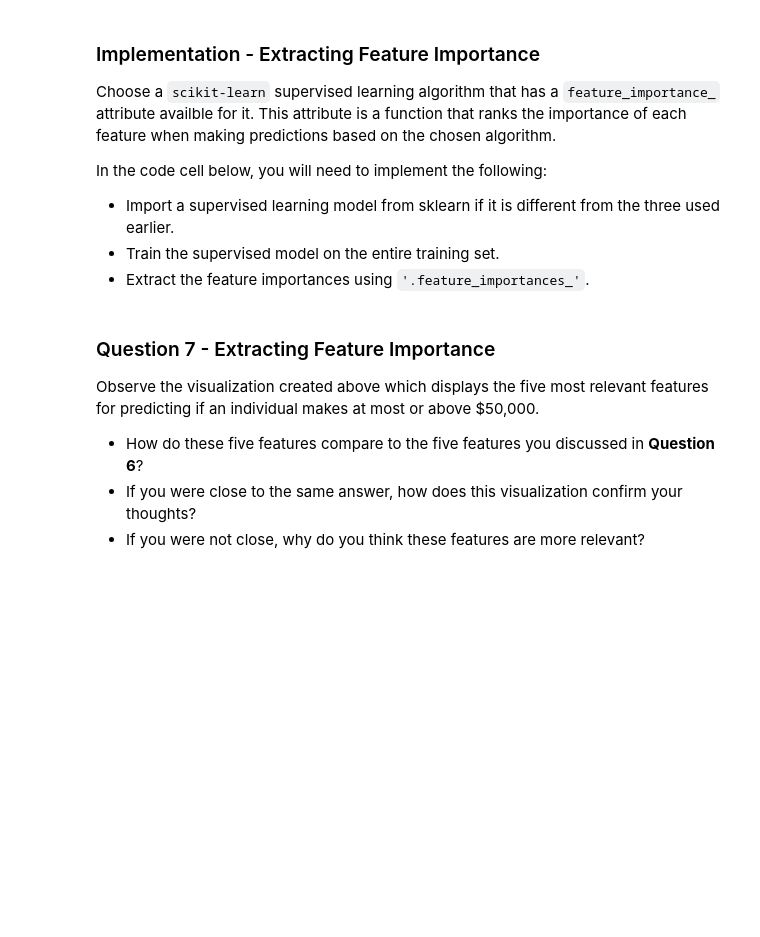
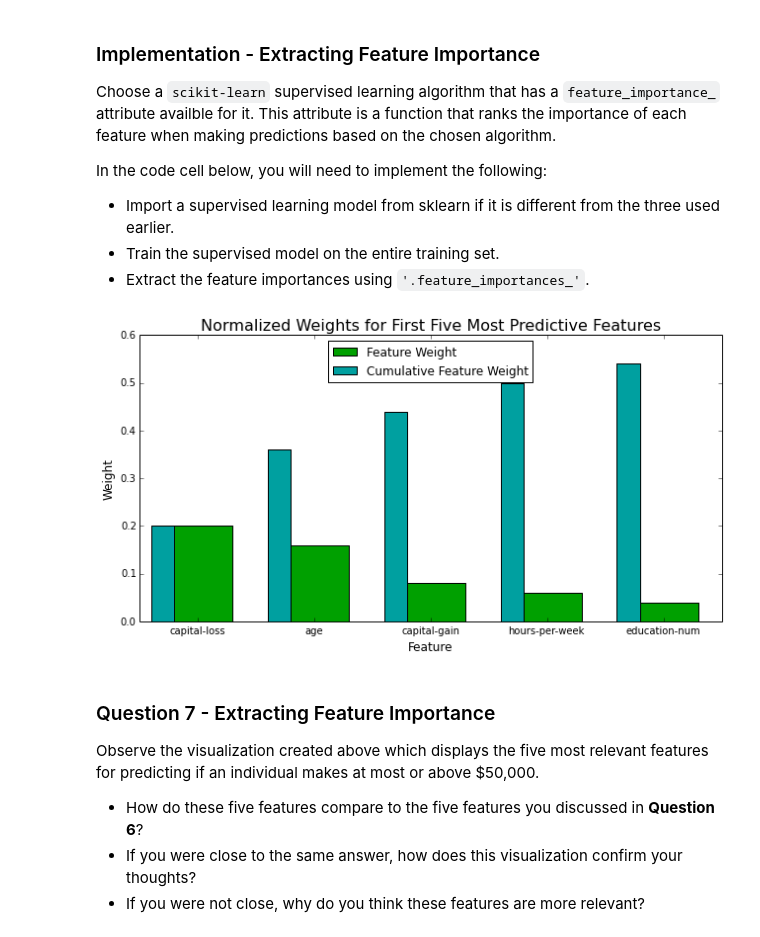
Before and after one commit to MandeepSinghthakur/finding_donors, a Jupyter notebook: finding_donors.ipynb, the cells around one changed output. Drawn from its saved outputs; the diff is of its cells as text; code cells hidden in the pictures; blank space fills up the shorter version.

```diff
--- a/finding_donors.ipynb
+++ b/finding_donors.ipynb
@@ -521,17 +558,17 @@ In the code cell below, you will need to implement the following:
  - Train the supervised model on the entire training set.
  - Extract the feature importances using `'.feature_importances_'`.
 # %%
-# TODO: Import a supervised learning model that has 'feature_importances_'
+clf = AdaBoostClassifier(random_state=123)
+# TODO: Train the supervised model on the training set
+model = clf.fit(X_train,y_train)
 
-
-# TODO: Train the supervised model on the training set using .fit(X_train, y_train)
-model = None
-
-# TODO: Extract the feature importances using .feature_importances_
-importances = None
+# TODO: Extract the feature importances
+importances = clf.feature_importances_
 
 # Plot
 vs.feature_plot(importances, X_train, y_train)
+# %% [output]
+[figure, added]
 # %% [markdown]
 ### Question 7 - Extracting Feature Importance
 
```
Also changed, not shown: parts of 21 cells of this notebook, 1 other file.
